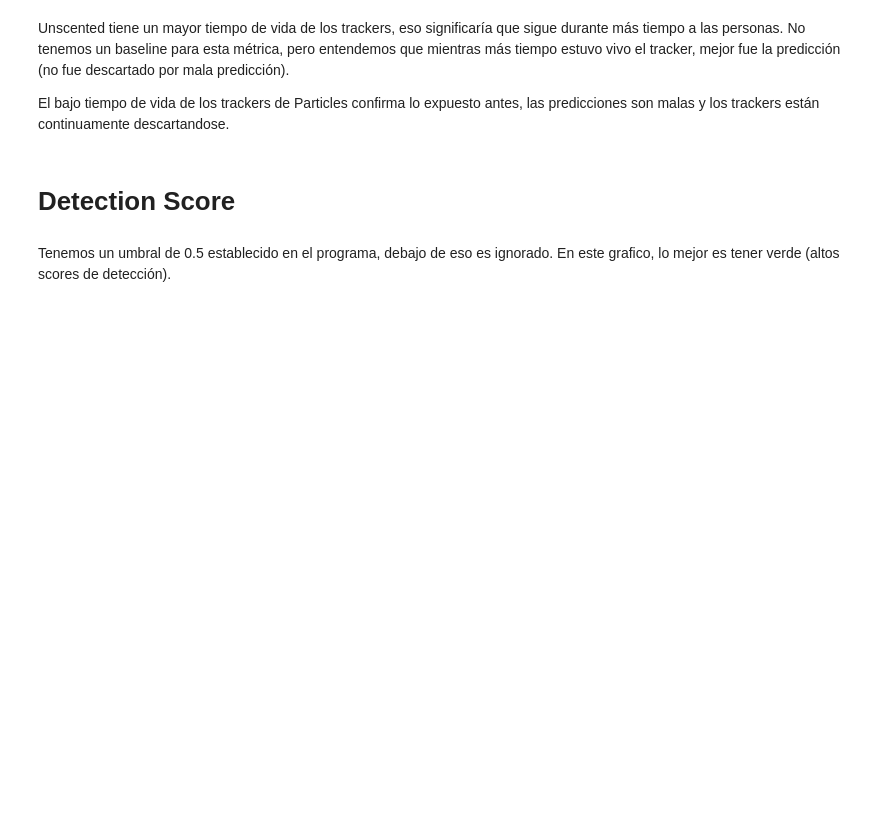
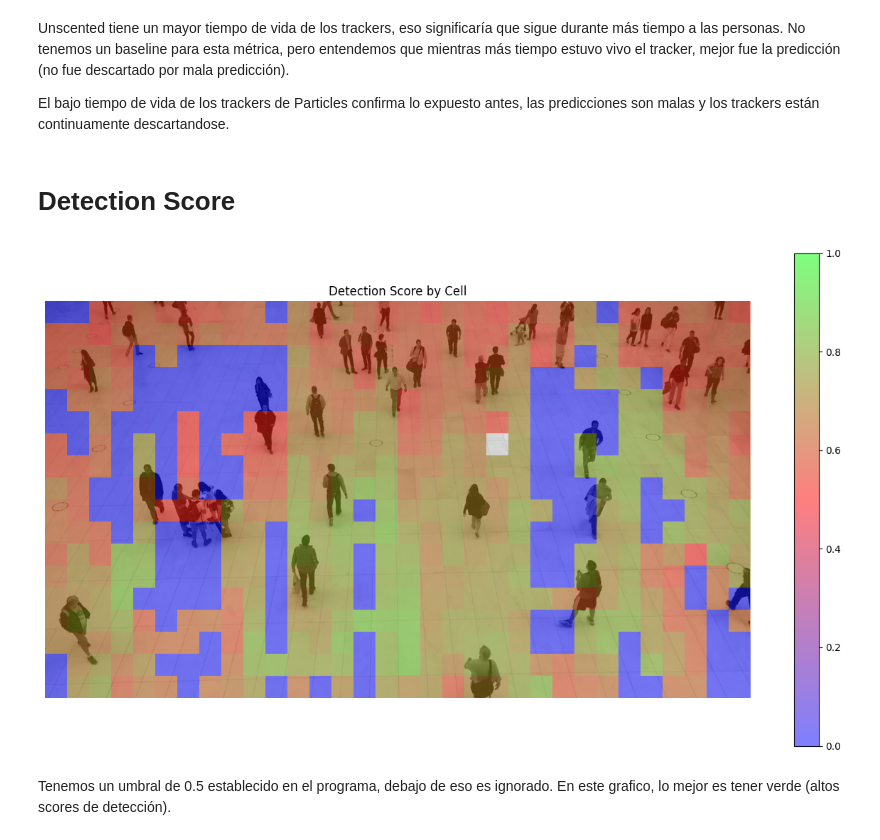
Before and after one commit to matisflores/unav-mbds-tfm, a Jupyter notebook: compare.ipynb, the cells around one changed output. Saved outputs shown, nothing was run; the diff lists cells and outputs as text; code cells hidden in the pictures; blank space fills up the shorter version.

```diff
--- a/compare.ipynb
+++ b/compare.ipynb
@@ -224,36 +297,38 @@ df_scores_grouped = df_scores[['cell','score']].groupby('cell').mean().reset_ind
 img_width, img_height = 1280, 720
 
 # Tamaño de las celdas del heatmap
 cell_size = 40
 
 # Ruta de la imagen en el disco
 image_path = 'assets/frame.jpg'
 
 # Cargar la imagen desde el disco
 image = cv2.imread(image_path)
 image = cv2.cvtColor(image, cv2.COLOR_BGR2RGB)  # Convertir de BGR a RGB para matplotlib
 img_height, img_width = image.shape[:2]
 
 # Convertir el dataframe agrupado en una matriz de datos para el heatmap
 heatmap_data = np.zeros((img_height // cell_size, img_width // cell_size))
-'''
+
 for index, row in df_scores_grouped.iterrows():
     cell = int(row['cell'])
     score = float(row['score'])
-    j, i = cell // (img_width // cell_size), cell % (img_width // cell_size)
+    i, j = cell // (img_width // cell_size), cell % (img_width // cell_size)
     heatmap_data[i, j] = score
-'''
+
 # Crear el heatmap con matplotlib
 fig, ax = plt.subplots(figsize=(16, 9))  # Aumentar el tamaño de la figura
 ax.imshow(image, alpha=1)
-cax = ax.imshow(heatmap_data, cmap='brg', alpha=0.5, extent=[0, img_width, img_height, 0])  # Ajustar la extensión
+cax = ax.imshow(heatmap_data, cmap='brg', alpha=0.5, extent=[0, img_width, img_height, 0], vmin=0, vmax=1)  # Ajustar la extensión
 
 # Añadir colorbar
 fig.colorbar(cax)
 
 plt.title('Detection Score by Cell')
 plt.axis('off')  # Desactivar los ejes
 
 plt.show()
+# %% [output]
+[figure, added]
 # %% [markdown]
 Tenemos un umbral de 0.5 establecido en el programa, debajo de eso es ignorado. En este grafico, lo mejor es tener verde (altos scores de detección).
```
Also changed, not shown: parts of 13 cells of this notebook, 1 other file.
